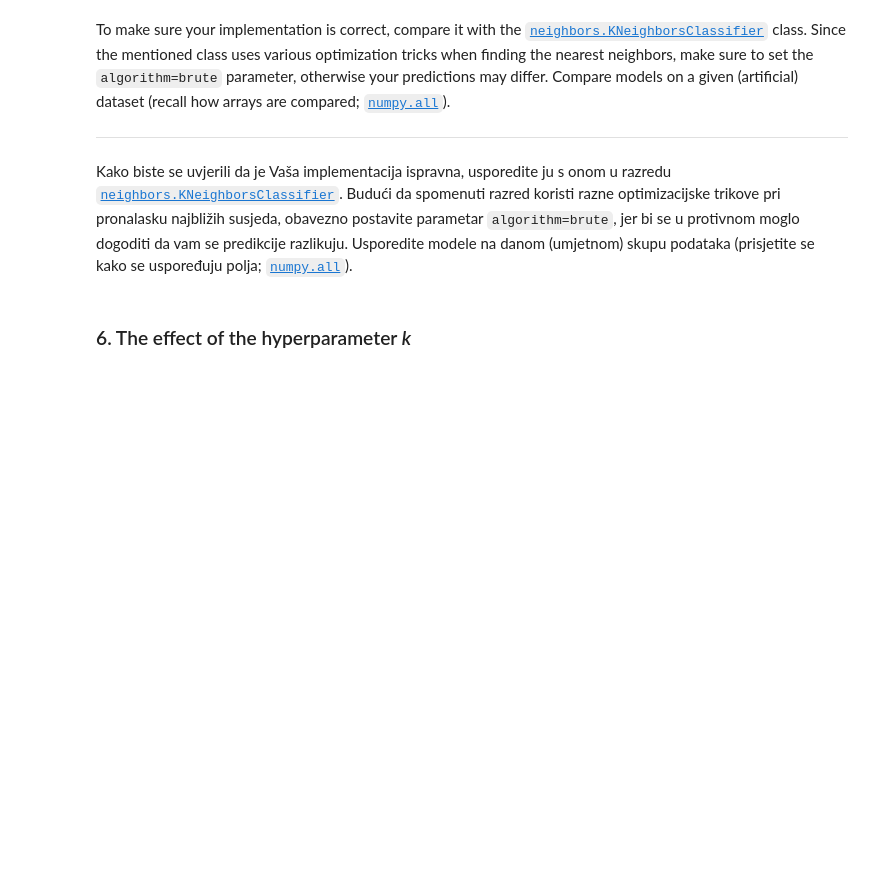
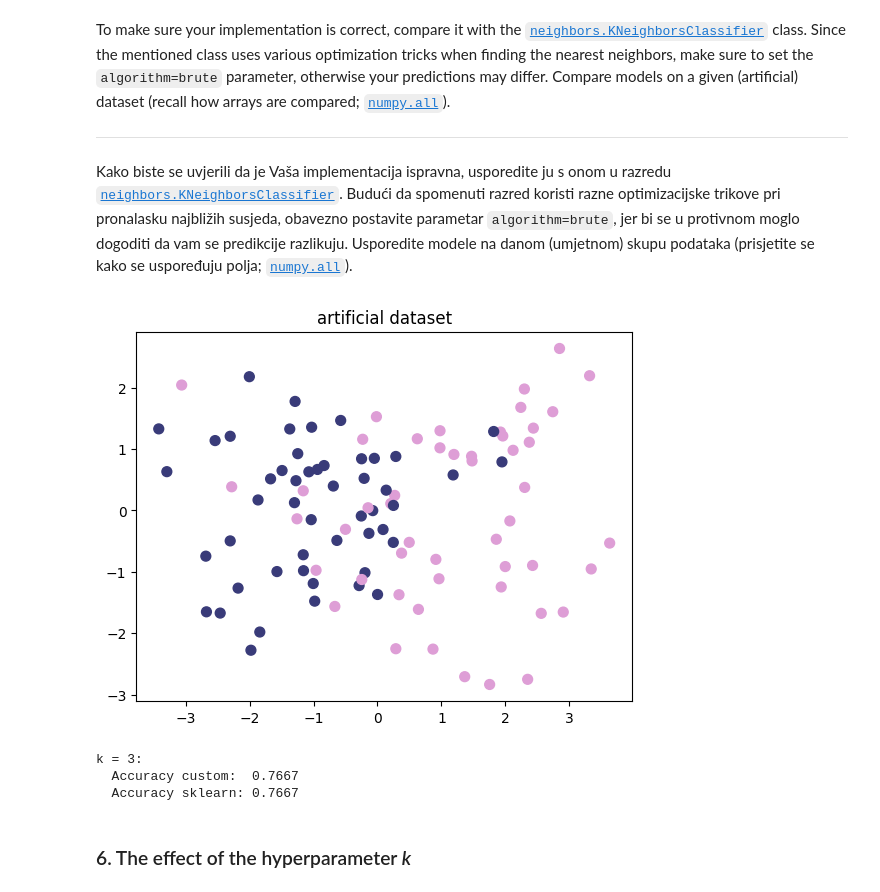
Before and after one commit to Emsamax/ML_croatia, a Jupyter notebook: ML1-2025-LAB3.ipynb, the cells around one changed output. Saved outputs shown, nothing was run; the diff lists cells and outputs as text; code cells hidden in the pictures; blank space fills up the shorter version.

```diff
--- a/ML1-2025-LAB3.ipynb
+++ b/ML1-2025-LAB3.ipynb
@@ -562,6 +697,10 @@ Kako biste se uvjerili da je Vaša implementacija ispravna, usporedite ju s onom
 # %%
 from sklearn.datasets import make_classification
 X_art, y_art = make_classification(n_samples=100, n_features=2, n_classes=2,
                                    n_redundant=0, n_clusters_per_class=2,
                                    random_state=69)
 plot_2d_clf_problem(X_art, y_art)
+plt.title('artificial dataset')
+plt.show()
+# %% [output]
+[figure, added]
@@ -572,3 +707,25 @@ from sklearn.neighbors import KNeighborsClassifier
+# %%
+from sklearn.neighbors import KNeighborsClassifier
+#70:30 ratio
+X_train, X_test, y_train, y_test = train_test_split(X_art, y_art, test_size=0.3, random_state=42)
+
+#my knn
+knn_custom = KNN(n_neighbors=3)
+knn_custom.fit(X_train, y_train)
+predictions_custom = knn_custom.predict(X_test)
+
+#sklearn knn
+knn_sklearn = KNeighborsClassifier(n_neighbors=3, algorithm='brute')
+knn_sklearn.fit(X_train, y_train)
+predictions_sklearn = knn_sklearn.predict(X_test)
+
+print(f"\nk = {3}:")
+print(f"  Accuracy custom:  {accuracy_score(y_test, predictions_custom):.4f}")
+print(f"  Accuracy sklearn: {accuracy_score(y_test, predictions_sklearn):.4f}")
+# %% [output]
+k = 3:
+  Accuracy custom:  0.7667
+  Accuracy sklearn: 0.7667
 # %% [markdown]
 ### 6. The effect of the hyperparameter *k*
 # %% [markdown]
```
Also changed, not shown: parts of 13 cells of this notebook.
